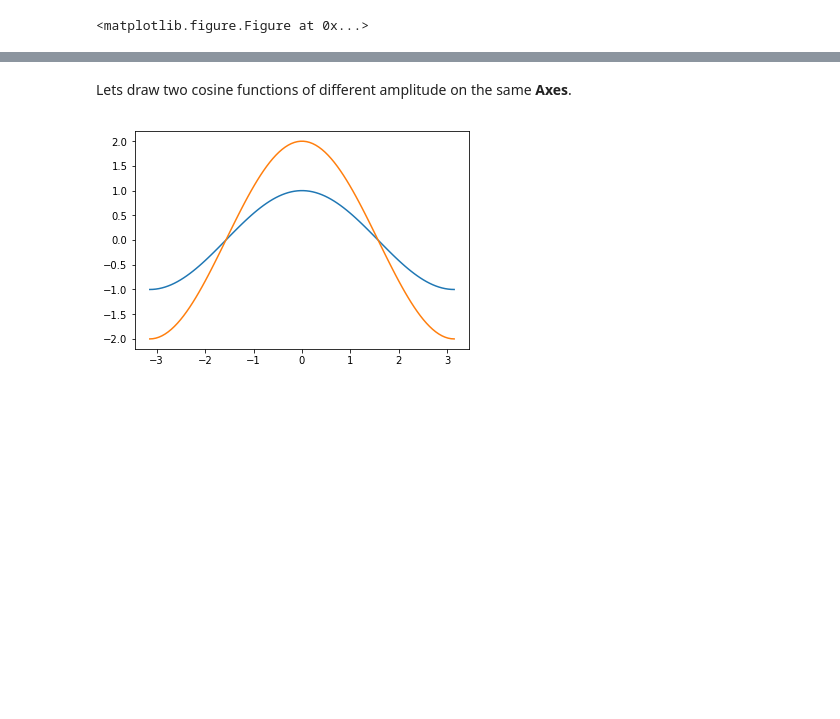
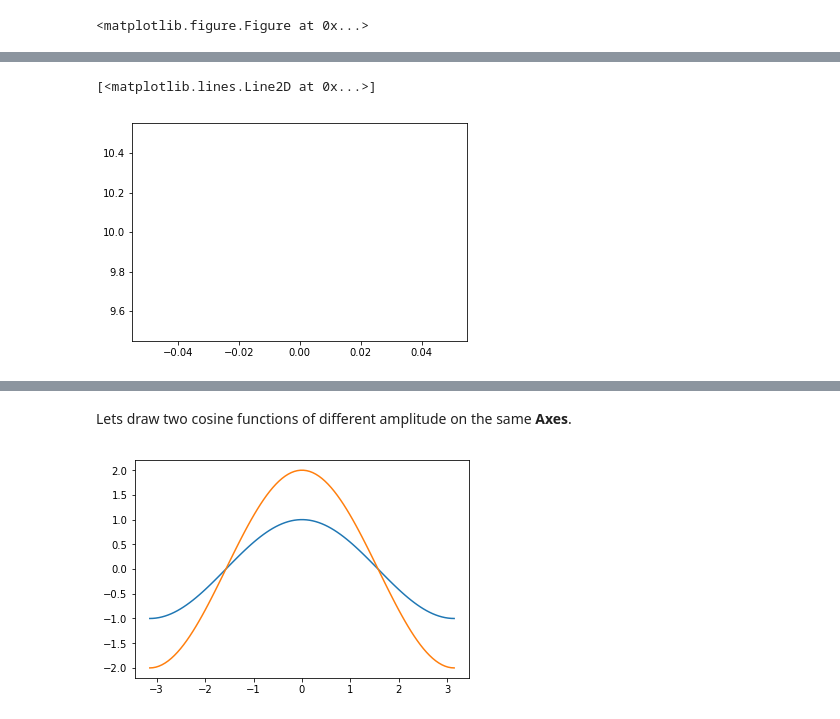
Before and after one commit to ueapy/pythoncourse2018-materials, a Jupyter notebook: notebooks/15-Matplotlib.ipynb, the cells around one changed output, grey strips where cells are left out. Cells and saved outputs as stored; diff of their text form; code cells hidden in the pictures; blank space fills up the shorter version.

```diff
--- a/notebooks/15-Matplotlib.ipynb
+++ b/notebooks/15-Matplotlib.ipynb
@@ -27,0 +76,5 @@ fig = plt.figure() # an empty Figure with no Axes (creates a figure object)
+# %%
+plt.plot(10)
+# %% [output]
+[<matplotlib.lines.Line2D at 0x...>]
+[figure, added]
```
Also changed, not shown: parts of 25 cells of this notebook.
